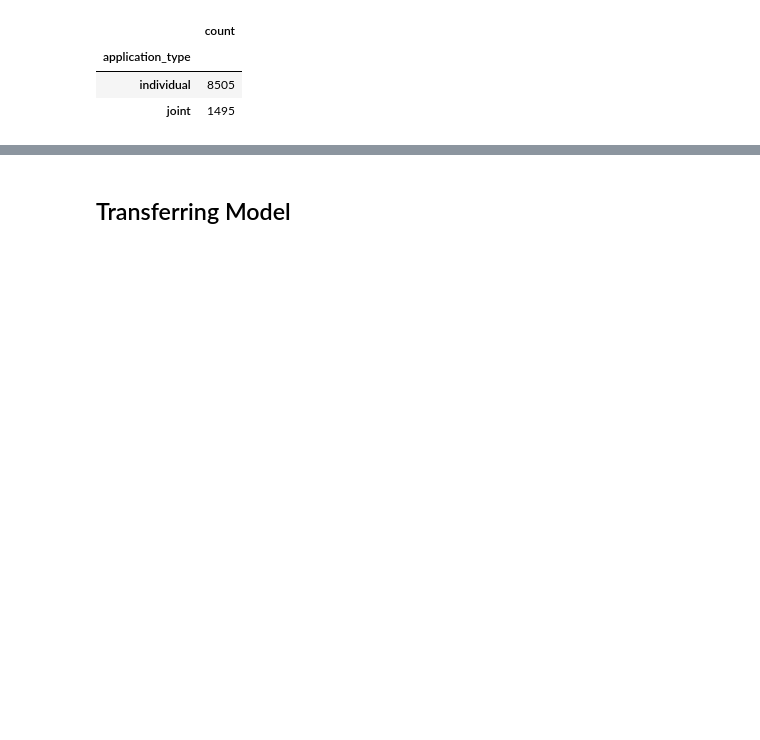
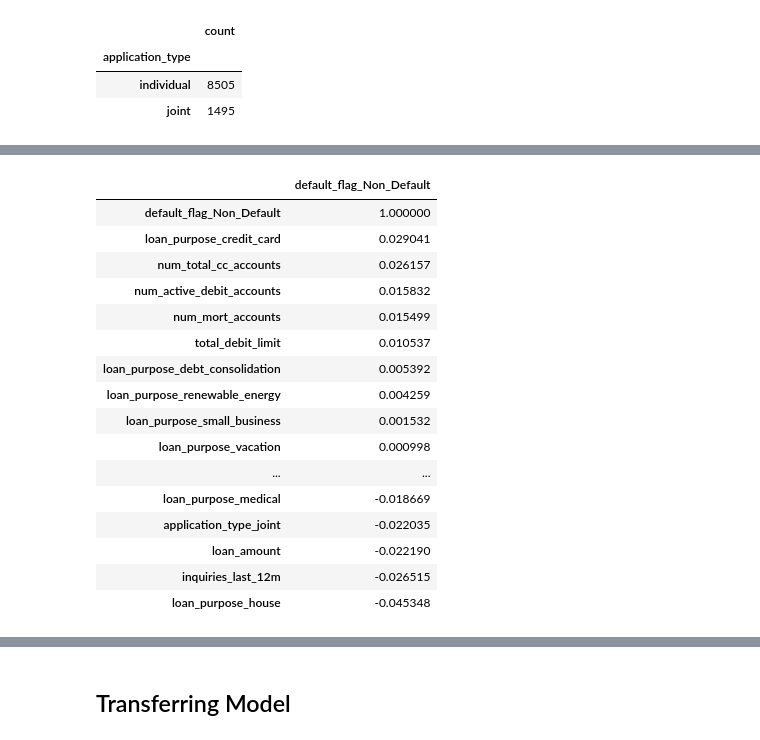
Before and after one commit to licaakwarteng/Credit-Risk-Decision-System, a Jupyter notebook: Credit_risk_decison_system.ipynb, the cells around one changed output, grey strips where cells are left out. Saved outputs shown, nothing was run; the diff lists cells and outputs as text; code cells hidden in the pictures; blank space fills up the shorter version.

```diff
--- a/Credit_risk_decison_system.ipynb
+++ b/Credit_risk_decison_system.ipynb
@@ -759,0 +559,23 @@ LogisticRegression()
+# %%
+# correlations across features with the target variable
+corr = df_encoded.corr()
+corrs = corr['default_flag_Non_Default'].sort_values(ascending=False)
+corrs.to_frame()
+# %% [output]
+|  | default_flag_Non_Default |
+| default_flag_Non_Default | 1.000000 |
+| loan_purpose_credit_card | 0.029041 |
+| num_total_cc_accounts | 0.026157 |
+| num_active_debit_accounts | 0.015832 |
+| num_mort_accounts | 0.015499 |
+| total_debit_limit | 0.010537 |
+| loan_purpose_debt_consolidation | 0.005392 |
+| loan_purpose_renewable_energy | 0.004259 |
+| loan_purpose_small_business | 0.001532 |
+| loan_purpose_vacation | 0.000998 |
+| ... | ... |
+| loan_purpose_medical | -0.018669 |
+| application_type_joint | -0.022035 |
+| loan_amount | -0.022190 |
+| inquiries_last_12m | -0.026515 |
+| loan_purpose_house | -0.045348 |
```
Also changed, not shown: parts of 86 cells of this notebook, 5 other files.
